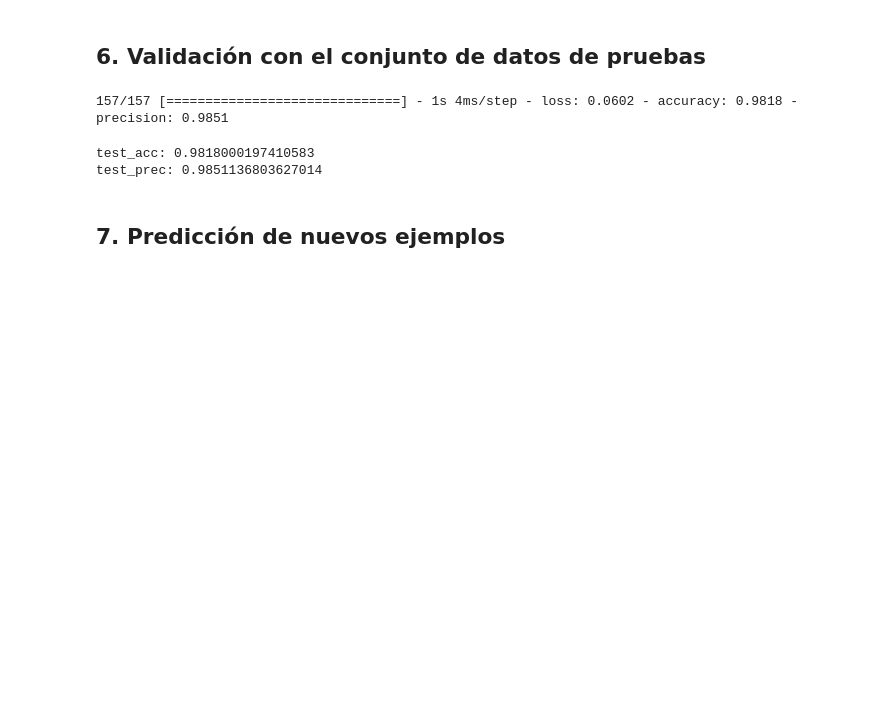
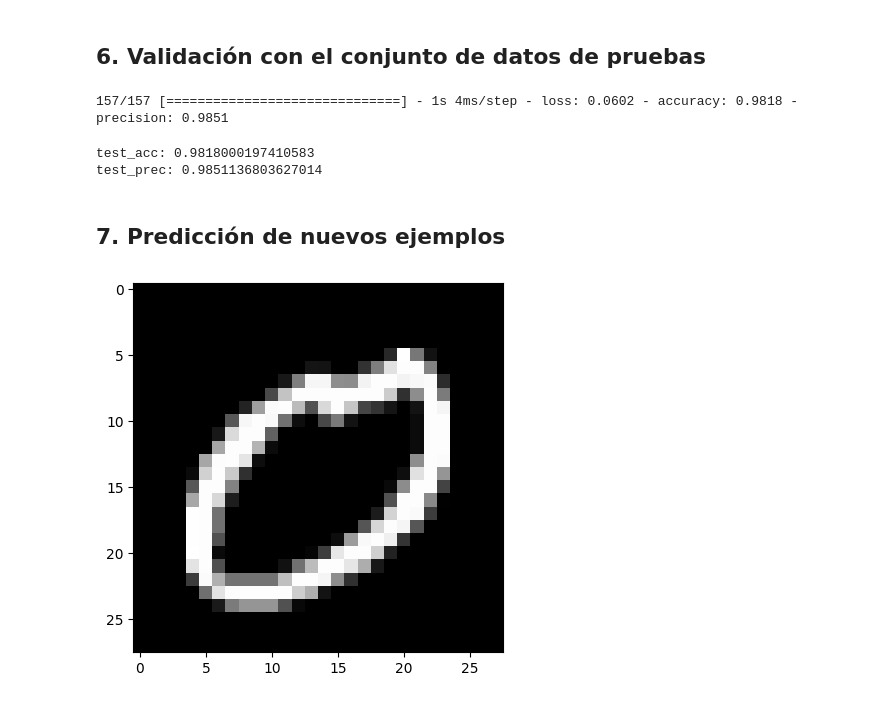
Before and after one commit to LuisPerdomo123/Inteligencia-Computacional, a Jupyter notebook: Classification_MLP_Caso_Practico_I.ipynb, the cells around one changed output. Cells and saved outputs as stored; diff of their text form; code cells hidden in the pictures; blank space fills up the shorter version.

```diff
--- a/Classification_MLP_Caso_Practico_I.ipynb
+++ b/Classification_MLP_Caso_Practico_I.ipynb
@@ -294,3 +294,12 @@ test_acc: 0.9818000197410583
 test_prec: 0.9851136803627014
 # %% [markdown]
 ## 7. Predicción de nuevos ejemplos
+# %%
+# Suponemos que X_new es un nuevo ejemplo que el algoritmo no ha visto nunca
+X_new = X_test[34]
+# %%
+# Representación gráfica del nuevo ejemplo que queremos predecir
+plt.imshow(np.reshape(X_new, (28,28)), cmap=plt.cm.gray)
+plt.show()
+# %% [output]
+[figure, added]
```
Also changed, not shown: parts of 10 cells of this notebook.
